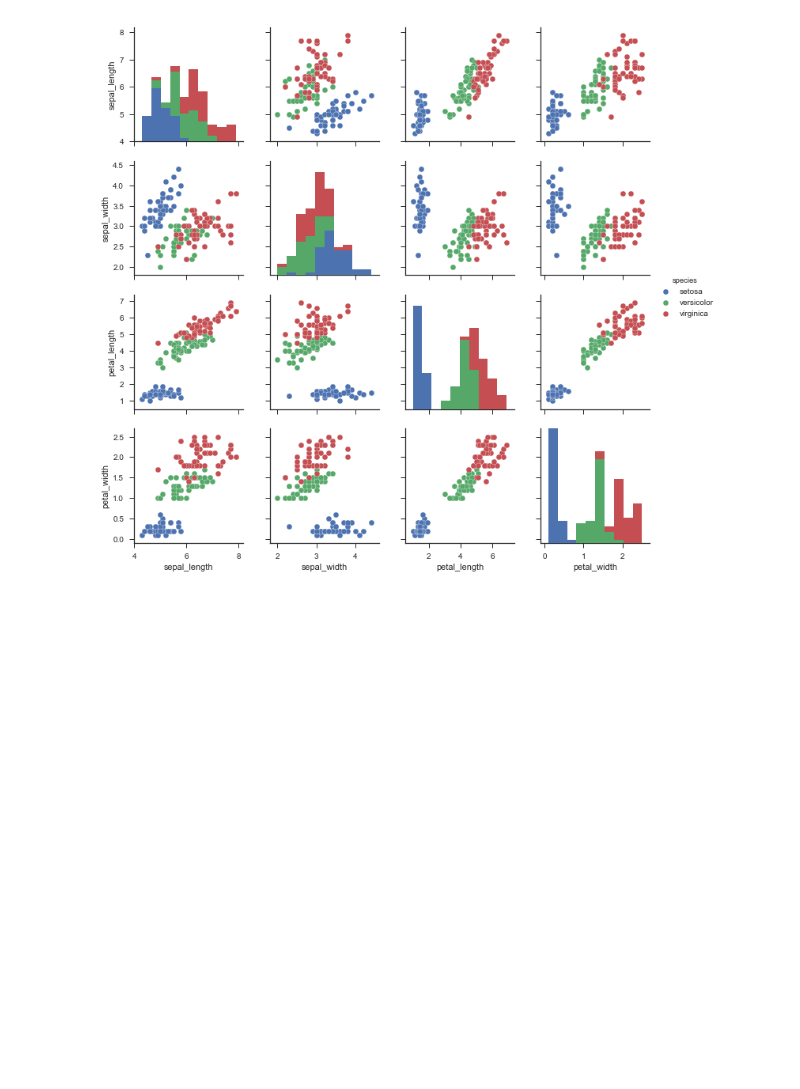
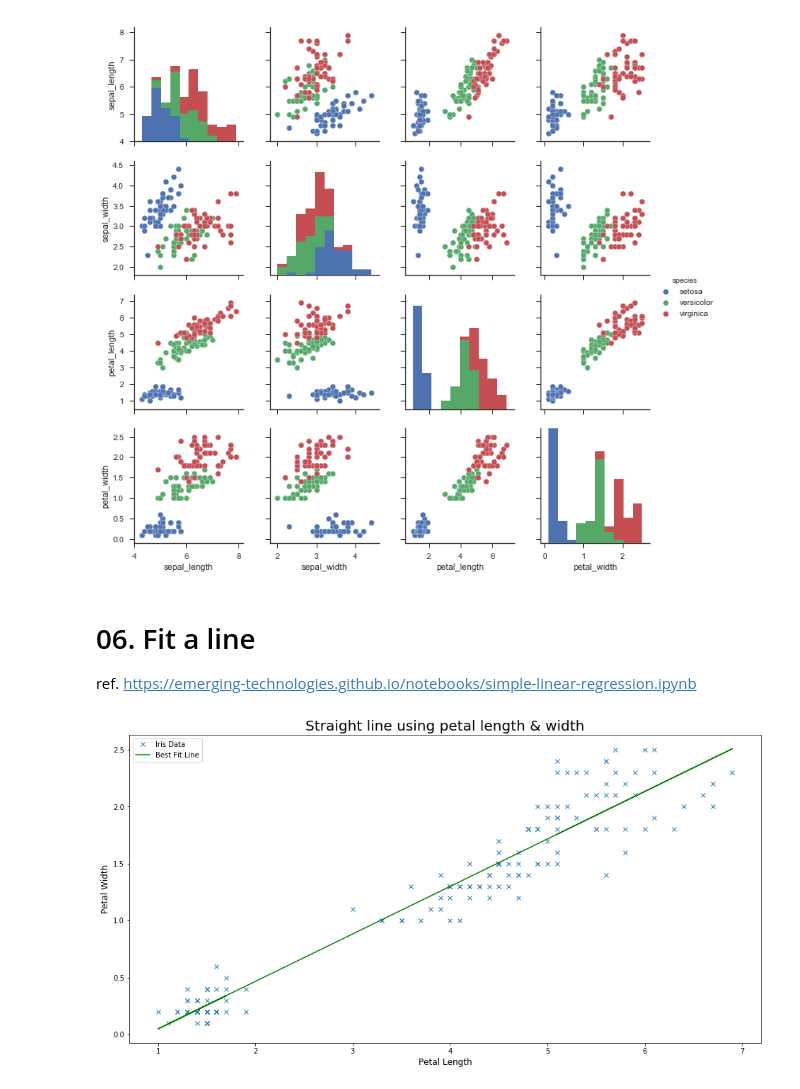
Before and after one commit to RicardsGraudins/Iris-Flower-Data-Set, a Jupyter notebook: Iris.ipynb, the cells around one changed output. Cells and saved outputs as stored; diff of their text form; code cells hidden in the pictures; blank space fills up the shorter version.

```diff
--- a/Iris.ipynb
+++ b/Iris.ipynb
@@ -99,3 +99,30 @@ sns.pairplot(df, hue="species")
 pl.show()
 # %% [output]
 [figure]
+# %% [markdown]
+# 06. Fit a line
+ref. https://emerging-technologies.github.io/notebooks/simple-linear-regression.ipynb
+# %%
+w = petalLength
+d = petalWidth
+
+w_avg = np.mean(w)
+d_avg = np.mean(d)
+
+w_zero = w - w_avg
+d_zero = d - d_avg
+
+m = np.sum(w_zero * d_zero) / np.sum(w_zero * w_zero)
+c = d_avg - m * w_avg
+
+pl.rcParams['figure.figsize'] = (16, 8)
+pl.title("Straight line using petal length & width", fontsize=20)
+pl.xlabel("Petal Length", fontsize = 12)
+pl.ylabel("Petal Width", fontsize = 12)
+
+pl.plot(w, d, 'x', label='Iris Data')
+pl.plot(w, m * w + c, 'g-', label='Best Fit Line')
+pl.legend()
+pl.show()
+# %% [output]
+[figure, added]
```
